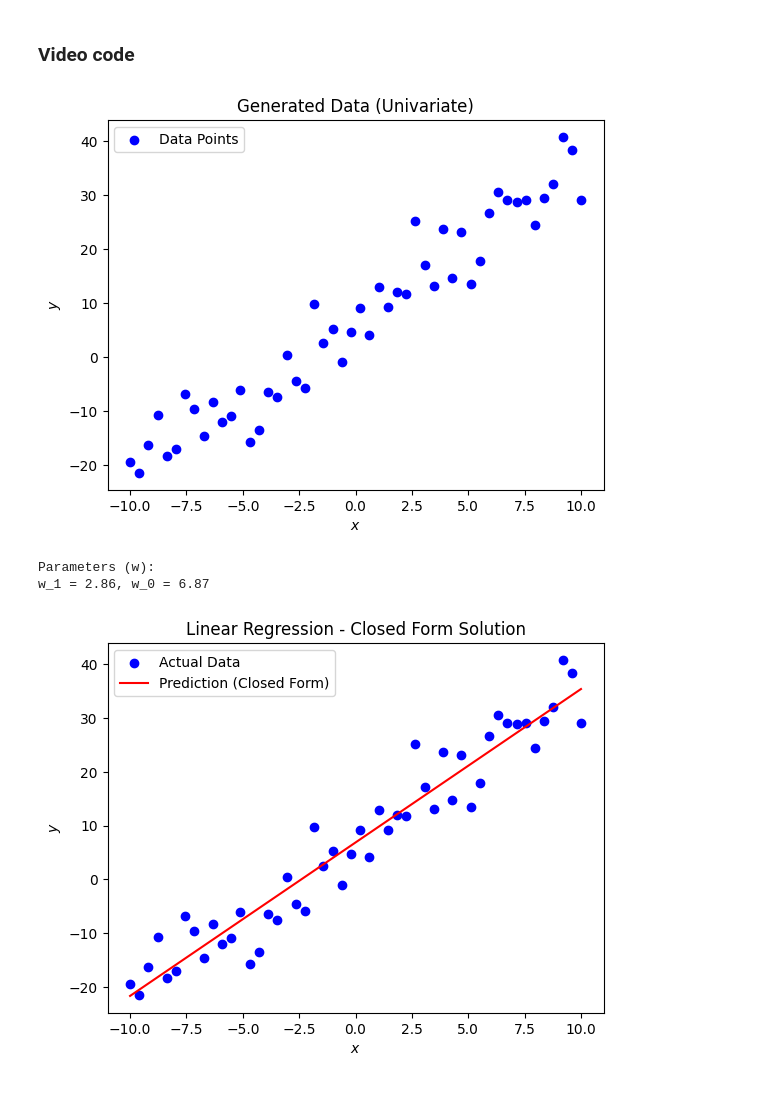
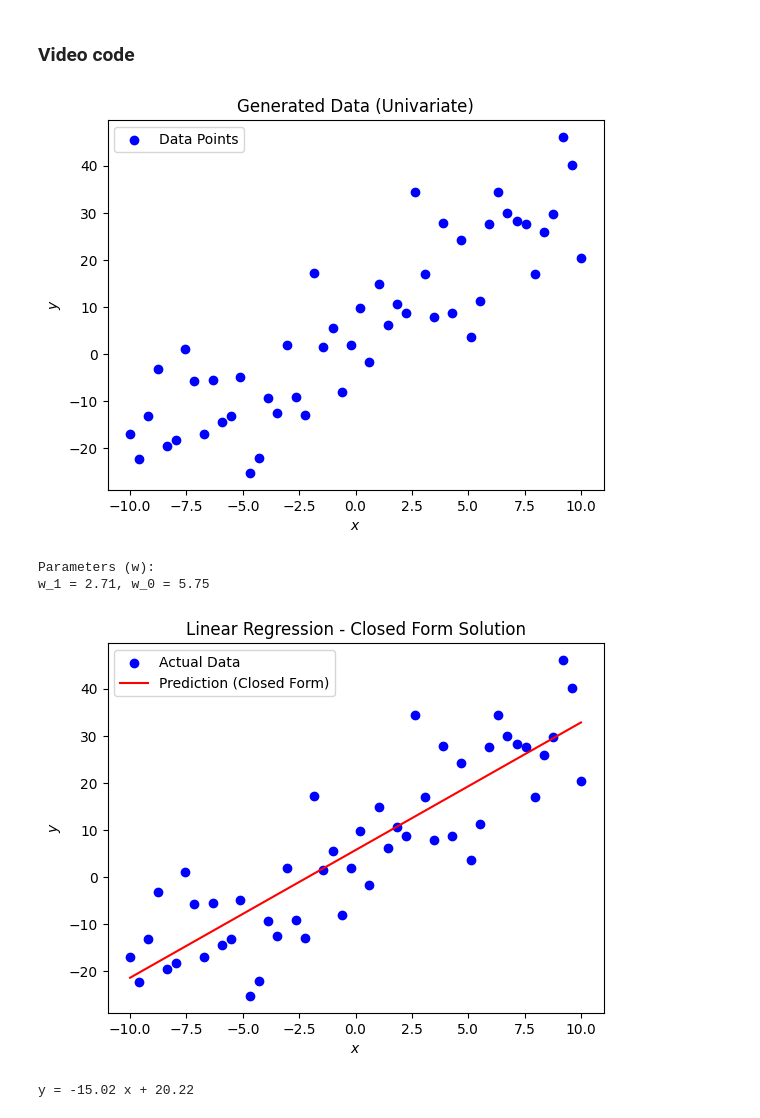
Before and after one commit to al-shams/ML-Sharif, a Jupyter notebook: session_01/regression.ipynb, the cells around one changed output. Saved outputs shown, nothing was run; the diff lists cells and outputs as text; code cells hidden in the pictures.

```diff
--- a/session_01/regression.ipynb
+++ b/session_01/regression.ipynb
@@ -66,7 +74,7 @@ plt.show()
 import matplotlib.pyplot as plt
 import numpy as np
 # %%
-def generate_data(n=50, noise=5.0):
+def generate_data(n=50, noise=10.0):
     np.random.seed(42)
     X = np.linspace(-10, 10, n)
     # Ground truth line: y = 3x + 8
@@ -76,15 +84,15 @@ def generate_data(n=50, noise=5.0):
     y = true_slope * X + true_intercept + noise
     return X, y
 # %%
-X, y = generate_data(n=50, noise=5.0)
+X, y = generate_data(n=50, noise=10.0)
 plt.scatter(X, y, color="blue", label="Data Points")
 plt.title("Generated Data (Univariate)")
 plt.xlabel("$x$")
 plt.ylabel("$y$")
 plt.legend()
 plt.show()
 # %% [output]
-[figure, old version]
+[figure, new version]
 # %%
 # Hypothesis: h_w(x) = w_0 + w_1 * x_1
 def h_w(x, w):
@@ -108,7 +116,7 @@ print("Parameters (w): ")
 print(f"w_1 = {w[1]:.2f}, w_0 = {w[0]:.2f}")
 # %% [output]
 Parameters (w):
-w_1 = 2.86, w_0 = 6.87
+w_1 = 2.71, w_0 = 5.75
 # %%
 y_pred = h_w(X, w)
 
@@ -120,4 +128,4 @@ plt.ylabel("$y$")
 plt.legend()
 plt.show()
 # %% [output]
-[figure, old version]
+[figure, new version]
@@ -123,0 +140,10 @@ plt.show()
+# %%
+# Analytcal approach for solving linear regression
+X = np.sum(x)
+Y = np.sum(y)
+b1 = (n * np.dot(x, y) - Y * X) / (n * np.dot(x, x) - X**2)
+b0 = (Y - b1 * X) / n
+b1, b0 = round(b1, 2), round(b0, 2)
+print(f"y = {b1} x + {b0}")
+# %% [output]
+y = -15.02 x + 20.22
```
Also changed, not shown: parts of 4 cells of this notebook, 2 other files.
